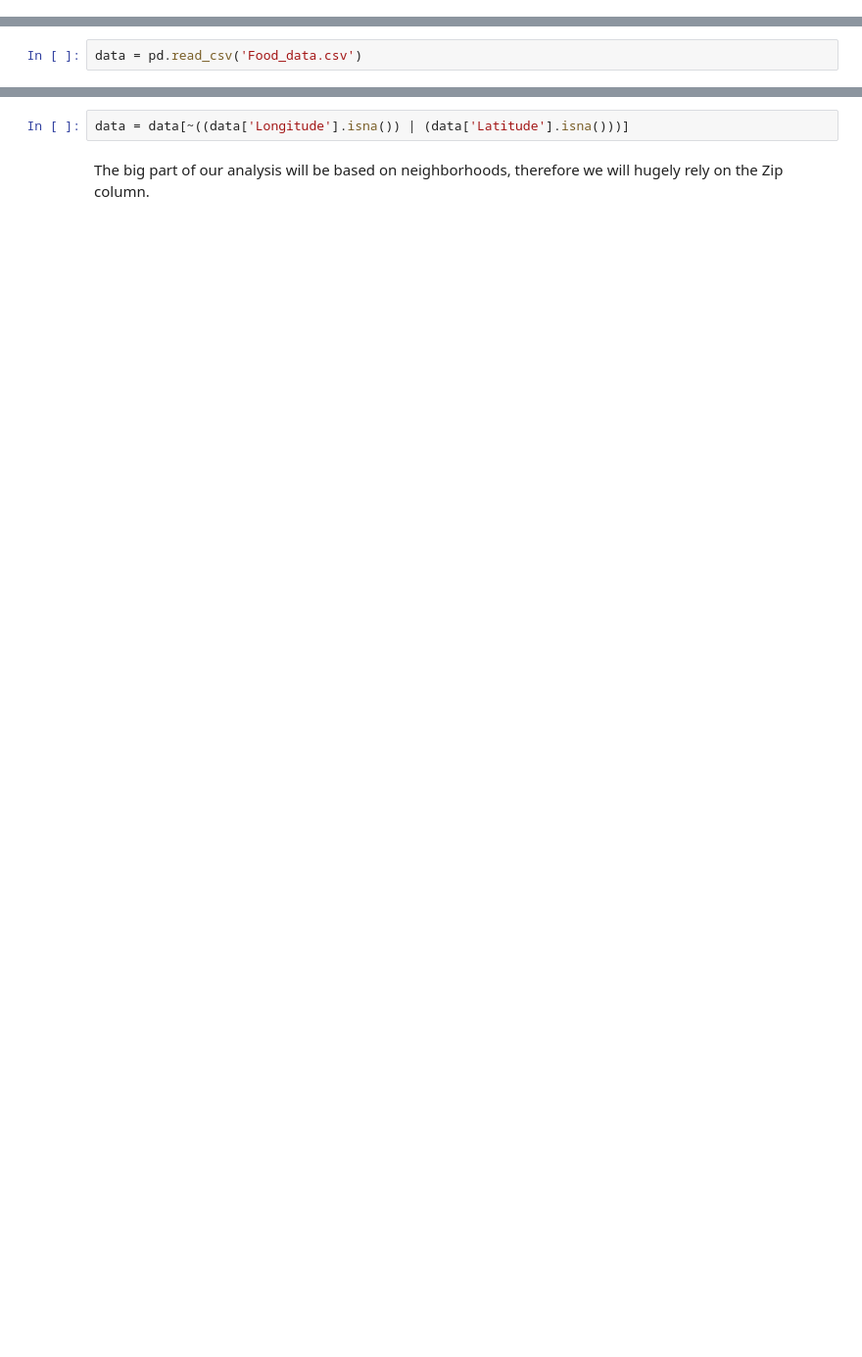
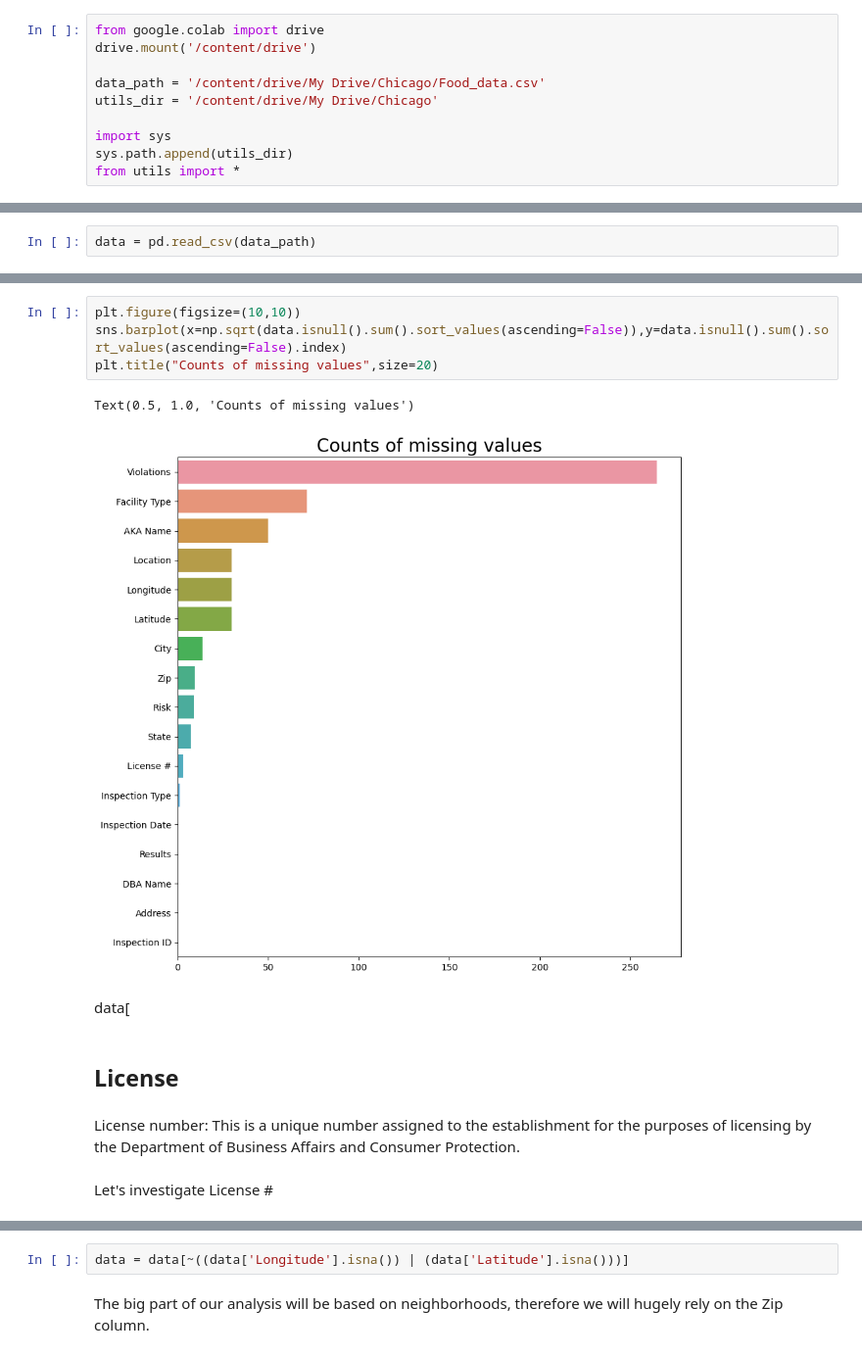
Before and after one commit to aremn/Chicago-Food, a Jupyter notebook: Chicago Inspection.ipynb, the cells around one changed output, grey strips where cells are left out. Shown: that part at 98% size. Drawn from its saved outputs; the diff is of its cells as text; blank space fills up the shorter version.

```diff
--- a/Chicago Inspection.ipynb
+++ b/Chicago Inspection.ipynb
@@ -14,0 +6,10 @@ from shapely.geometry import shape, Point
+# %%
+from google.colab import drive
+drive.mount('/content/drive')
+
+data_path = '/content/drive/My Drive/Chicago/Food_data.csv'
+utils_dir = '/content/drive/My Drive/Chicago'
+
+import sys
+sys.path.append(utils_dir)
+from utils import *
@@ -26,2 +32,2 @@ from tensorflow.keras.layers import Dense
 # %%
-data = pd.read_csv('Food_data.csv')
+data = pd.read_csv(data_path)
@@ -144,0 +88,16 @@ We will now proceed with preparing the dataset for the analysis. Below we take t
+# %%
+plt.figure(figsize=(10,10))
+sns.barplot(x=np.sqrt(data.isnull().sum().sort_values(ascending=False)),y=data.isnull().sum().sort_values(ascending=False).index)
+plt.title("Counts of missing values",size=20)
+# %% [output]
+Text(0.5, 1.0, 'Counts of missing values')
+[figure, added]
+# %% [markdown]
+data[
+# %% [markdown]
+## License #
+# %% [markdown]
+License number: This is a unique number assigned to the establishment for the
+purposes of licensing by the Department of Business Affairs and Consumer Protection.
+# %% [markdown]
+Let's investigate License #
```
Also changed, not shown: parts of 211 cells of this notebook, 1 other file.
